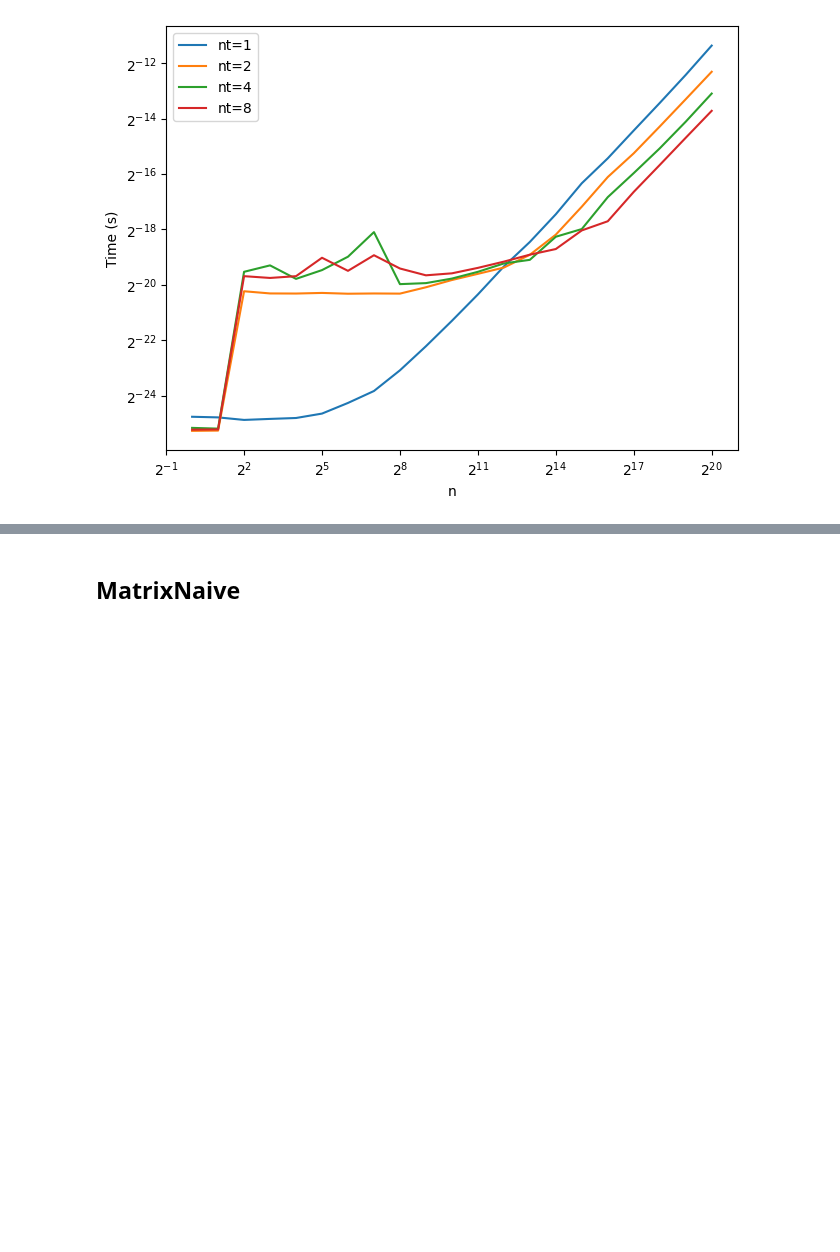
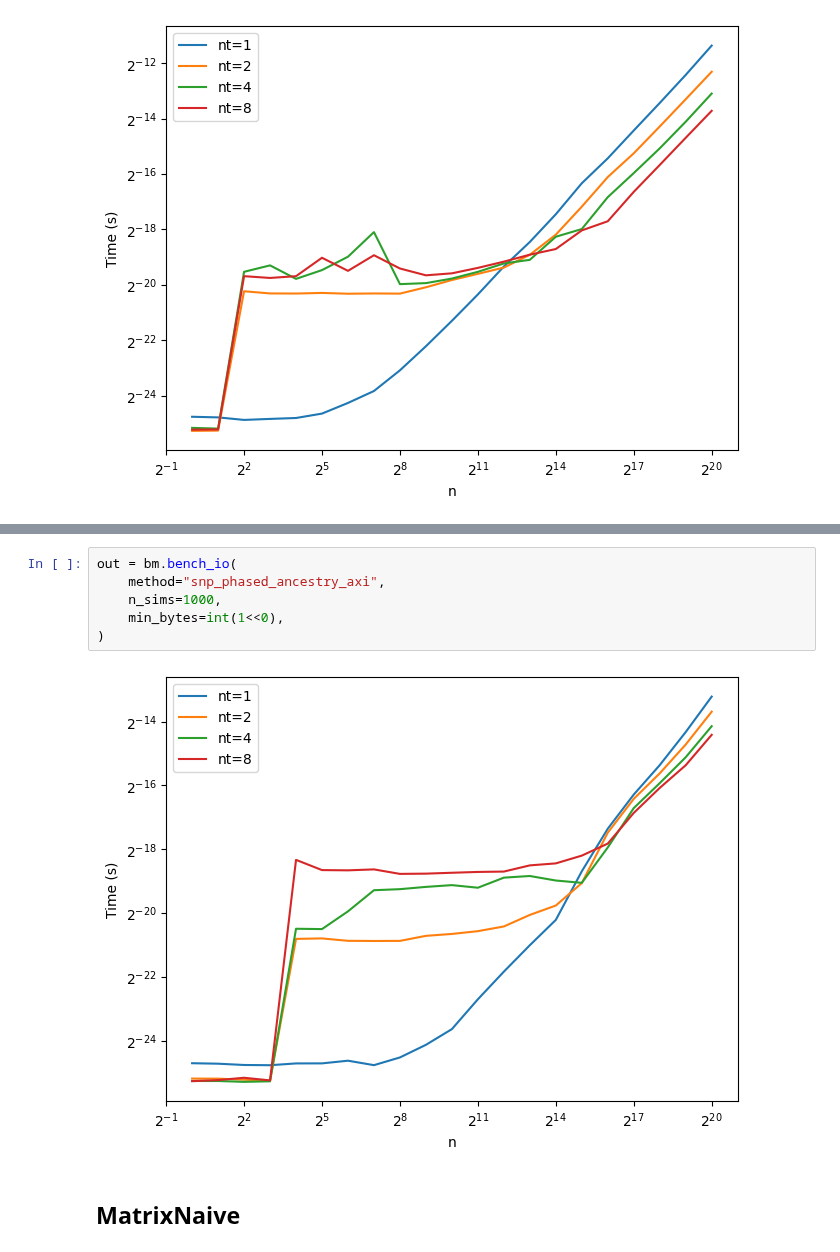
Before and after one commit to JamesYang007/adelie, a Jupyter notebook: benchmark/bench_matrix.ipynb, the cells around one changed output, grey strips where cells are left out. Drawn from its saved outputs; the diff is of its cells as text; blank space fills up the shorter version.

```diff
--- a/benchmark/bench_matrix.ipynb
+++ b/benchmark/bench_matrix.ipynb
@@ -123,3 +132,11 @@ out = bm.bench_io(
+# %%
+out = bm.bench_io(
+    method="snp_phased_ancestry_axi",
+    n_sims=1000,
+    min_bytes=int(1<<0),
+)
+# %% [output]
+[figure, added]
 # %% [markdown]
 ## MatrixNaive
 # %% [markdown]
```
Also changed, not shown: parts of 12 cells of this notebook, 10 other files.
